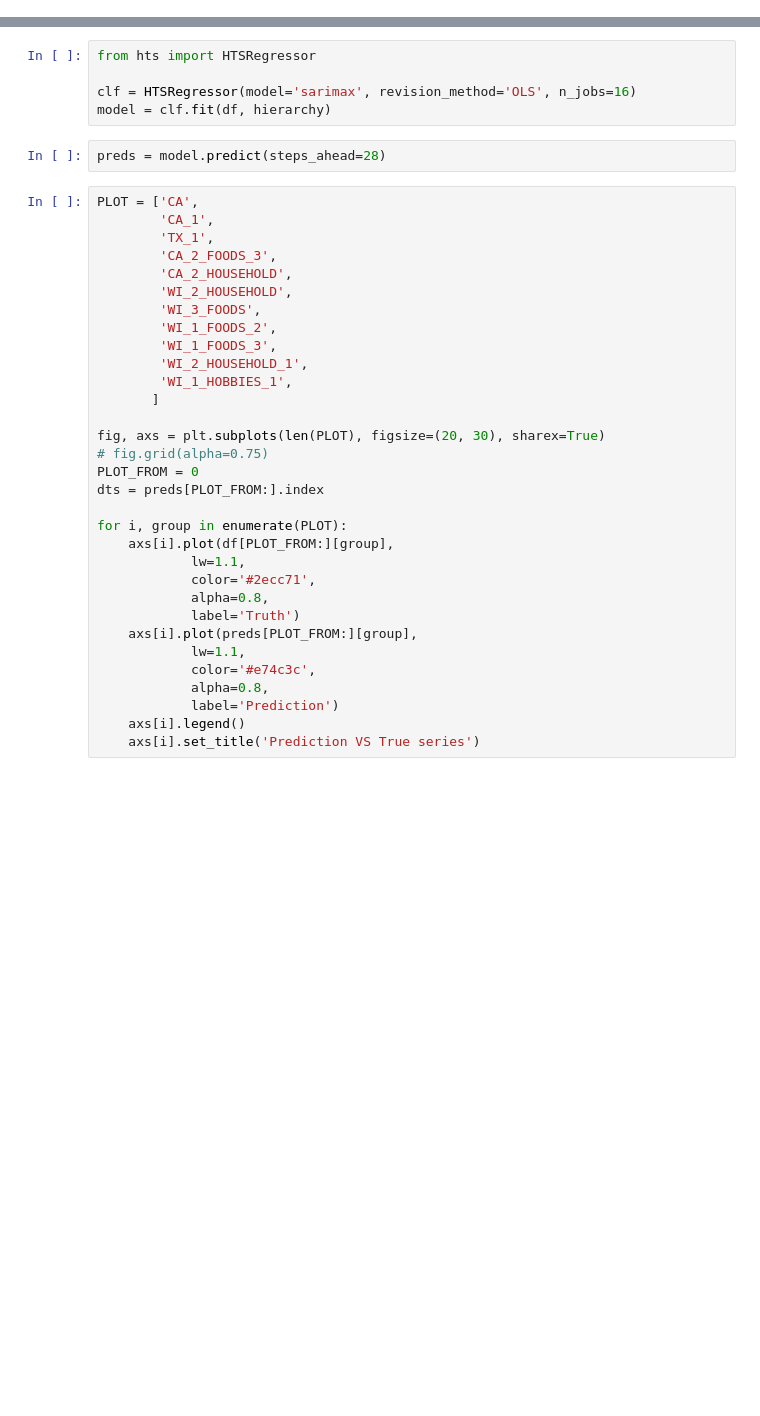
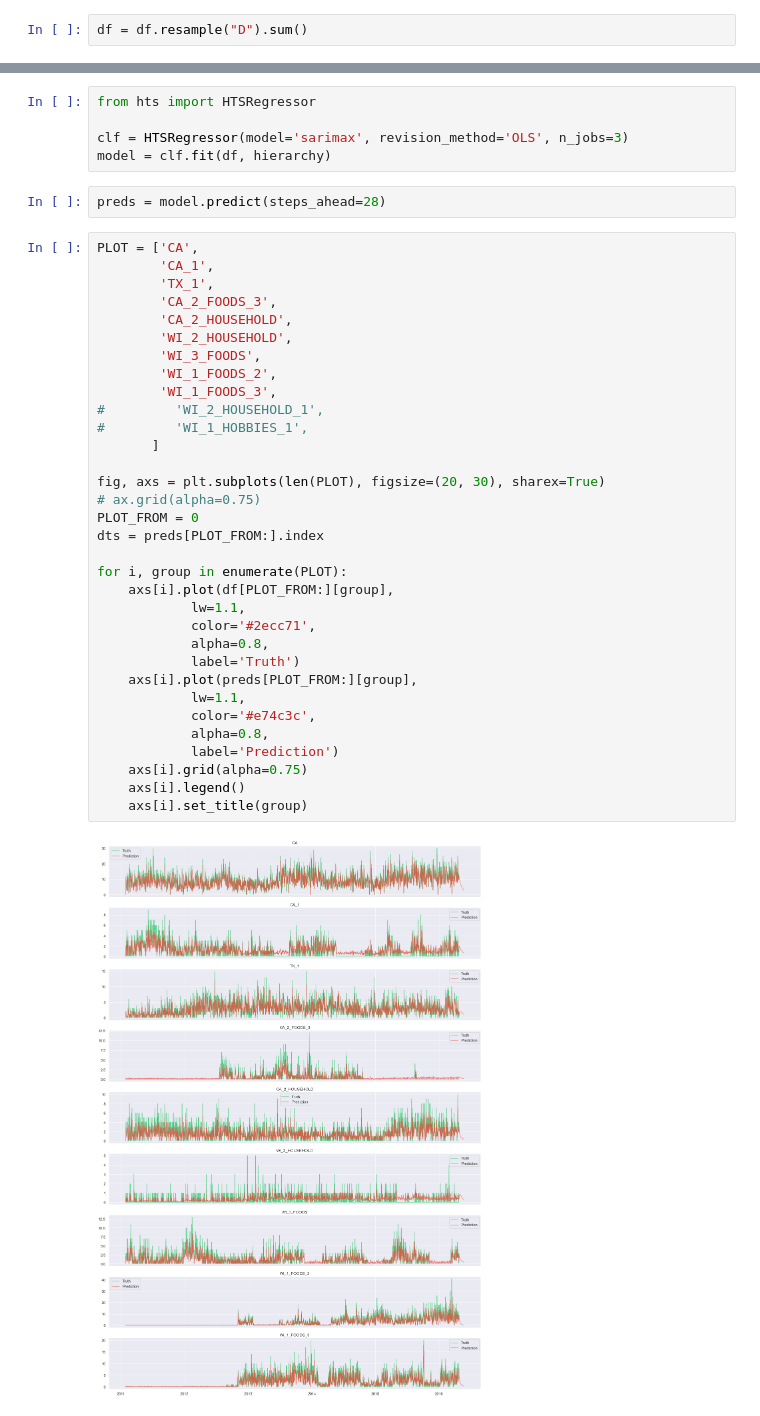
Before and after one commit to eugeneteoh/Medium-Notebooks, a Jupyter notebook: arima_hierarchical/arima_hierarchical.ipynb, the cells around one changed output, grey strips where cells are left out. Saved outputs shown, nothing was run; the diff lists cells and outputs as text; blank space fills up the shorter version.

```diff
--- a/arima_hierarchical/arima_hierarchical.ipynb
+++ b/arima_hierarchical/arima_hierarchical.ipynb
@@ -206,45 +279,50 @@ Node: CA_3_FOODS, item:
+# %%
+df = df.resample("D").sum()
 # %% [markdown]
 ## Model fitting with scikit-hts
 We will be using ARIMA from the pmdarima package. scikit-hts has a wrapper for the arima model.
 # %%
 from hts import HTSRegressor
 
-clf = HTSRegressor(model='sarimax', revision_method='OLS', n_jobs=16)
+clf = HTSRegressor(model='sarimax', revision_method='OLS', n_jobs=3)
 model = clf.fit(df, hierarchy)
 # %%
 preds = model.predict(steps_ahead=28)
 # %%
 PLOT = ['CA',
         'CA_1',
         'TX_1',
         'CA_2_FOODS_3',
         'CA_2_HOUSEHOLD',
         'WI_2_HOUSEHOLD',
         'WI_3_FOODS',
         'WI_1_FOODS_2',
         'WI_1_FOODS_3',
-        'WI_2_HOUSEHOLD_1',
-        'WI_1_HOBBIES_1',
+#         'WI_2_HOUSEHOLD_1',
+#         'WI_1_HOBBIES_1',
        ]
 
 fig, axs = plt.subplots(len(PLOT), figsize=(20, 30), sharex=True)
-# fig.grid(alpha=0.75)
+# ax.grid(alpha=0.75)
 PLOT_FROM = 0
 dts = preds[PLOT_FROM:].index
 
 for i, group in enumerate(PLOT):
     axs[i].plot(df[PLOT_FROM:][group],
             lw=1.1,
             color='#2ecc71',
             alpha=0.8,
             label='Truth')
     axs[i].plot(preds[PLOT_FROM:][group],
             lw=1.1,
             color='#e74c3c',
             alpha=0.8,
             label='Prediction')
+    axs[i].grid(alpha=0.75)
     axs[i].legend()
-    axs[i].set_title('Prediction VS True series')
+    axs[i].set_title(group)
+# %% [output]
+[figure, added]
 # %%
 dp.Report(
     dp.Plot(stationary_1_plot),
```
Also changed, not shown: parts of 18 cells of this notebook.
